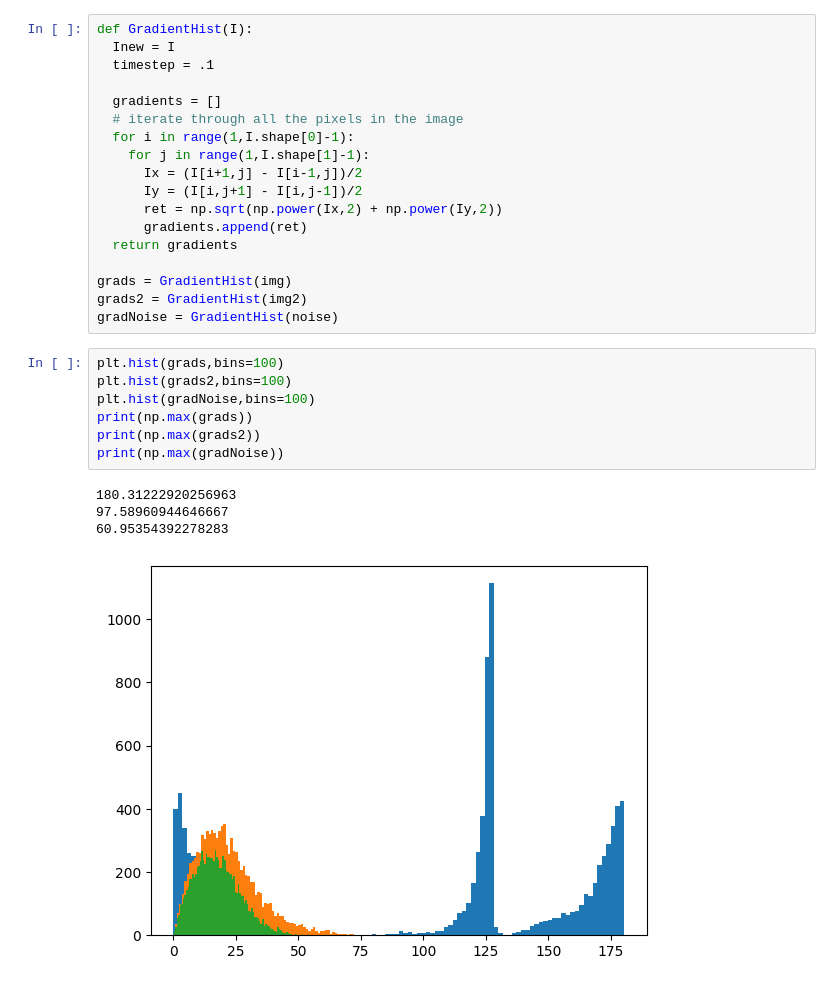
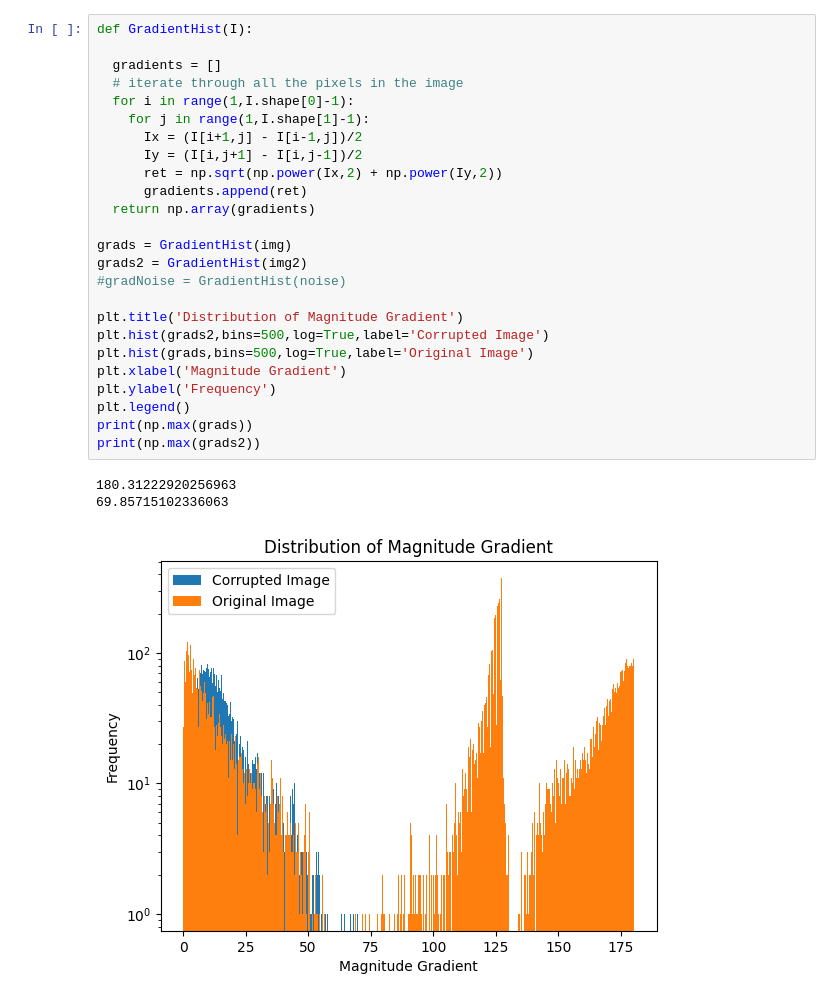
Before and after one commit to AlexDom513/ECE-6560-Final-Project, a Jupyter notebook: code/Gradient_Hist.ipynb, the cells around one changed output. Cells and saved outputs as stored; diff of their text form.

```diff
--- a/code/Gradient_Hist.ipynb
+++ b/code/Gradient_Hist.ipynb
@@ -40,30 +50,29 @@ plt.show()
 # %%
 def GradientHist(I):
-  Inew = I
-  timestep = .1
 
   gradients = []
   # iterate through all the pixels in the image
   for i in range(1,I.shape[0]-1):
     for j in range(1,I.shape[1]-1):
       Ix = (I[i+1,j] - I[i-1,j])/2
       Iy = (I[i,j+1] - I[i,j-1])/2
       ret = np.sqrt(np.power(Ix,2) + np.power(Iy,2))
       gradients.append(ret)
-  return gradients
+  return np.array(gradients)
 
 grads = GradientHist(img)
 grads2 = GradientHist(img2)
-gradNoise = GradientHist(noise)
+#gradNoise = GradientHist(noise)
+
+plt.title('Distribution of Magnitude Gradient')
+plt.hist(grads2,bins=500,log=True,label='Corrupted Image')
+plt.hist(grads,bins=500,log=True,label='Original Image')
+plt.xlabel('Magnitude Gradient')
+plt.ylabel('Frequency')
+plt.legend()
+print(np.max(grads))
+print(np.max(grads2))
+# %% [output]
+180.31222920256963
+69.85715102336063
+[figure, added]
-# %%
-plt.hist(grads,bins=100)
-plt.hist(grads2,bins=100)
-plt.hist(gradNoise,bins=100)
-print(np.max(grads))
-print(np.max(grads2))
-print(np.max(gradNoise))
-# %% [output]
-180.31222920256963
-97.58960944646667
-60.95354392278283
-[figure, removed]
```
Also changed, not shown: parts of 2 cells of this notebook, 13 other files.
